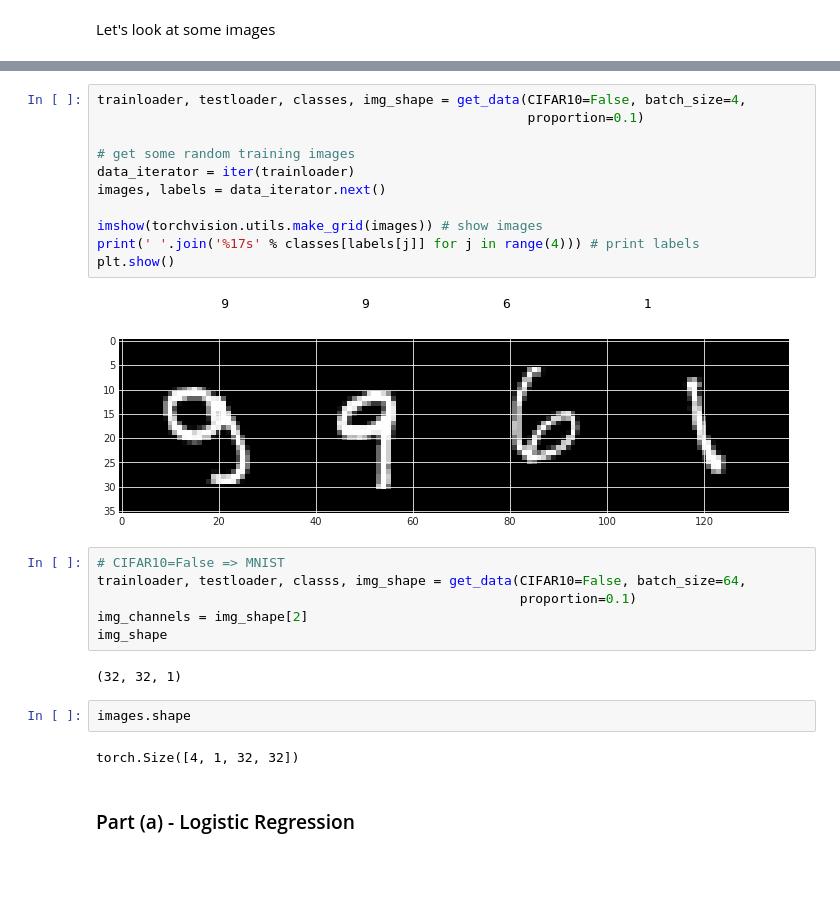
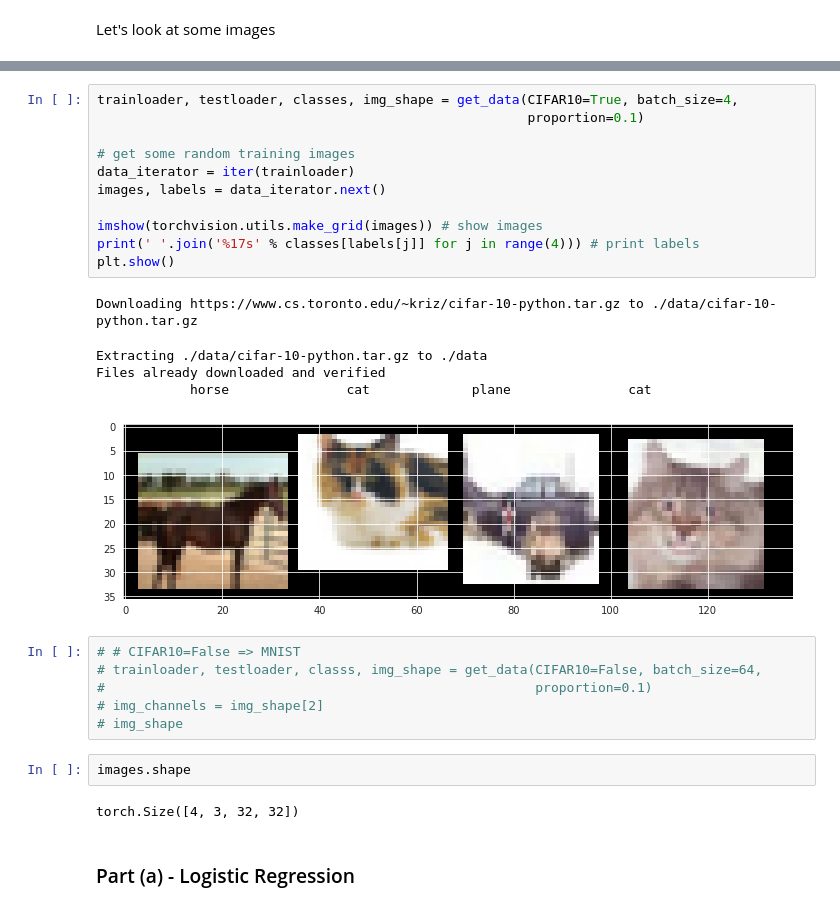
Before and after one commit to nknuecht/pytorch_intro, a Jupyter notebook: pytorch_demo.ipynb, the cells around one changed output, grey strips where cells are left out. Cells and saved outputs as stored; diff of their text form; blank space fills up the shorter version.

```diff
--- a/pytorch_demo.ipynb
+++ b/pytorch_demo.ipynb
@@ -115,29 +123,30 @@ plt.show()
 # %%
-trainloader, testloader, classes, img_shape = get_data(CIFAR10=False, batch_size=4,
+trainloader, testloader, classes, img_shape = get_data(CIFAR10=True, batch_size=4,
                                                        proportion=0.1)
 
 # get some random training images
 data_iterator = iter(trainloader)
 images, labels = data_iterator.next()
 
 imshow(torchvision.utils.make_grid(images)) # show images
 print(' '.join('%17s' % classes[labels[j]] for j in range(4))) # print labels
 plt.show()
 # %% [output]
-                9                 9                 6                 1
+Downloading https://www.cs.toronto.edu/~kriz/cifar-10-python.tar.gz to ./data/cifar-10-python.tar.gz
+Extracting ./data/cifar-10-python.tar.gz to ./data
+Files already downloaded and verified
+            horse               cat             plane               cat
-[figure, old version]
+[figure, new version]
 # %%
-# CIFAR10=False => MNIST
-trainloader, testloader, classs, img_shape = get_data(CIFAR10=False, batch_size=64,
-                                                      proportion=0.1)
-img_channels = img_shape[2]
-img_shape
+# # CIFAR10=False => MNIST
+# trainloader, testloader, classs, img_shape = get_data(CIFAR10=False, batch_size=64,
+#                                                       proportion=0.1)
+# img_channels = img_shape[2]
+# img_shape
-# %% [output]
-(32, 32, 1)
 # %%
 images.shape
 # %% [output]
-torch.Size([4, 1, 32, 32])
+torch.Size([4, 3, 32, 32])
 # %% [markdown]
 ### Part (a) - Logistic Regression
 # %% [markdown]
```
Also changed, not shown: parts of 31 cells of this notebook.
